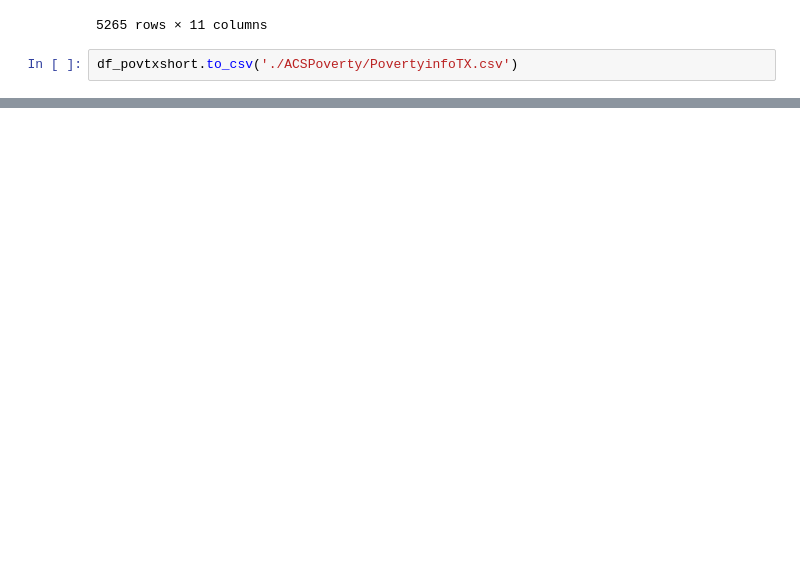
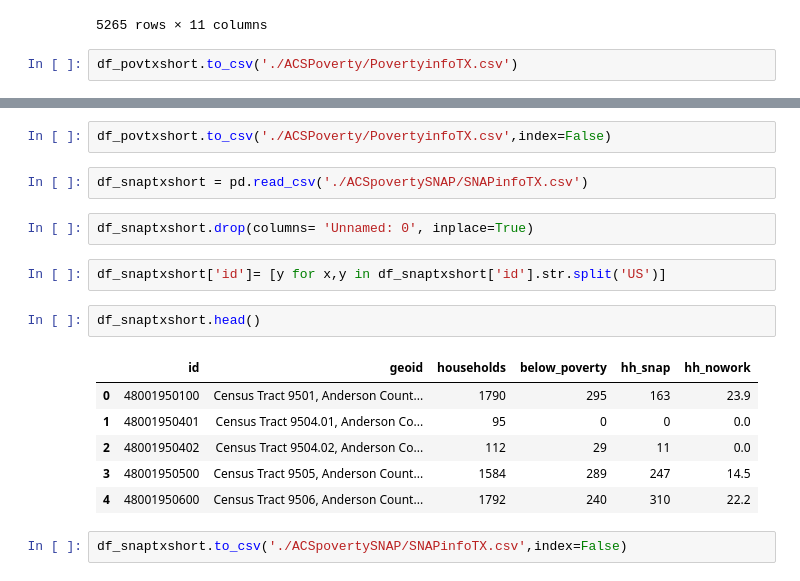
Before and after one commit to ekfuller/DSI-group_project, a Jupyter notebook: p1-KNotebook.ipynb, the cells around one changed output, grey strips where cells are left out. Drawn from its saved outputs; the diff is of its cells as text; blank space fills up the shorter version.

```diff
--- a/p1-KNotebook.ipynb
+++ b/p1-KNotebook.ipynb
@@ -201,0 +225,19 @@ df_povtxshort.to_csv('./ACSPoverty/PovertyinfoTX.csv')
+# %%
+df_povtxshort.to_csv('./ACSPoverty/PovertyinfoTX.csv',index=False)
+# %%
+df_snaptxshort = pd.read_csv('./ACSpovertySNAP/SNAPinfoTX.csv')
+# %%
+df_snaptxshort.drop(columns= 'Unnamed: 0', inplace=True)
+# %%
+df_snaptxshort['id']= [y for x,y in df_snaptxshort['id'].str.split('US')]
+# %%
+df_snaptxshort.head()
+# %% [output]
+|  | id | geoid | households | below_poverty | hh_snap | hh_nowork |
+| 0 | 48001950100 | Census Tract 9501, Anderson Count... | 1790 | 295 | 163 | 23.9 |
+| 1 | 48001950401 | Census Tract 9504.01, Anderson Co... | 95 | 0 | 0 | 0.0 |
+| 2 | 48001950402 | Census Tract 9504.02, Anderson Co... | 112 | 29 | 11 | 0.0 |
+| 3 | 48001950500 | Census Tract 9505, Anderson Count... | 1584 | 289 | 247 | 14.5 |
+| 4 | 48001950600 | Census Tract 9506, Anderson Count... | 1792 | 240 | 310 | 22.2 |
+# %%
+df_snaptxshort.to_csv('./ACSpovertySNAP/SNAPinfoTX.csv',index=False)
```
Also changed, not shown: parts of 4 cells of this notebook, 2 other files.
